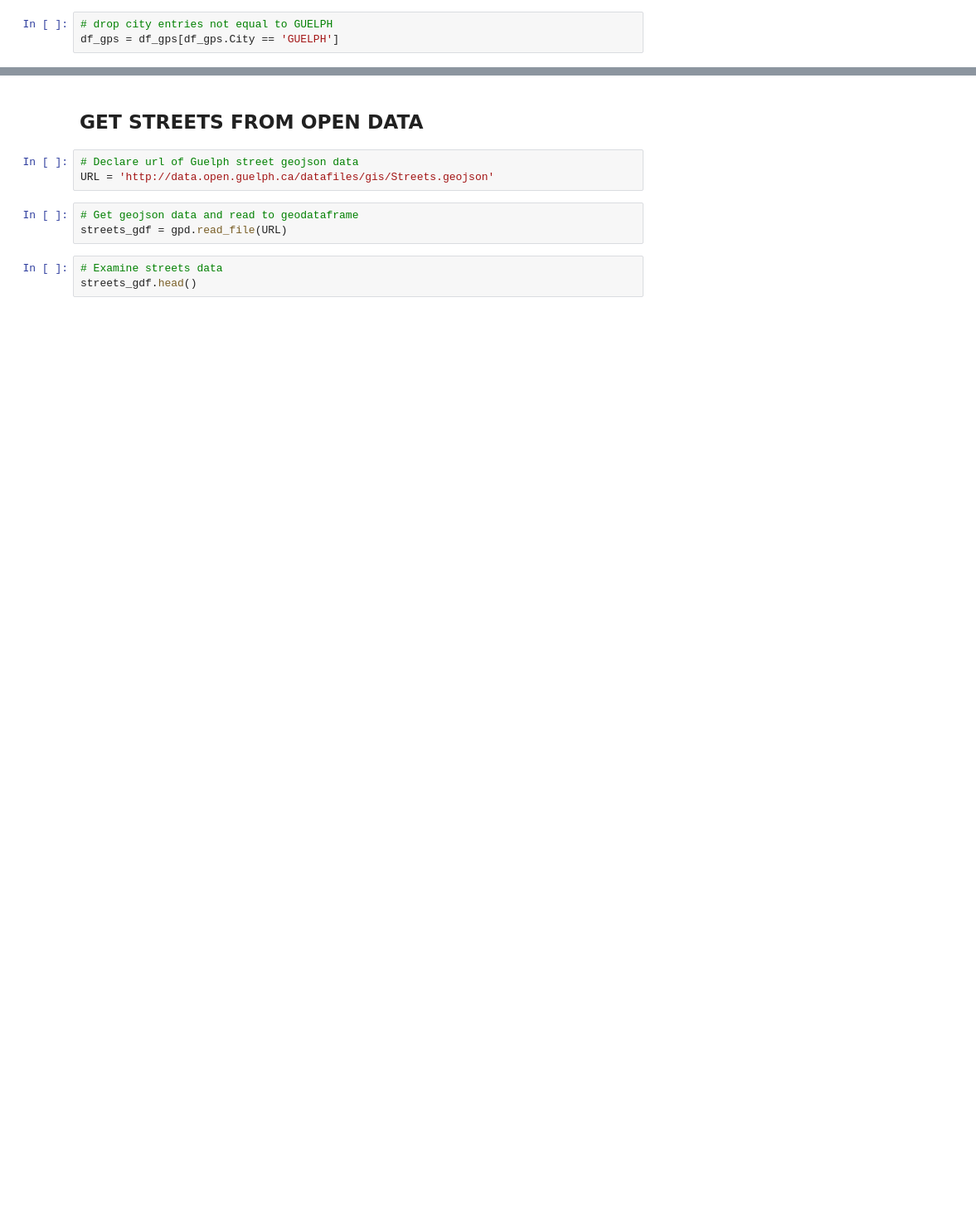
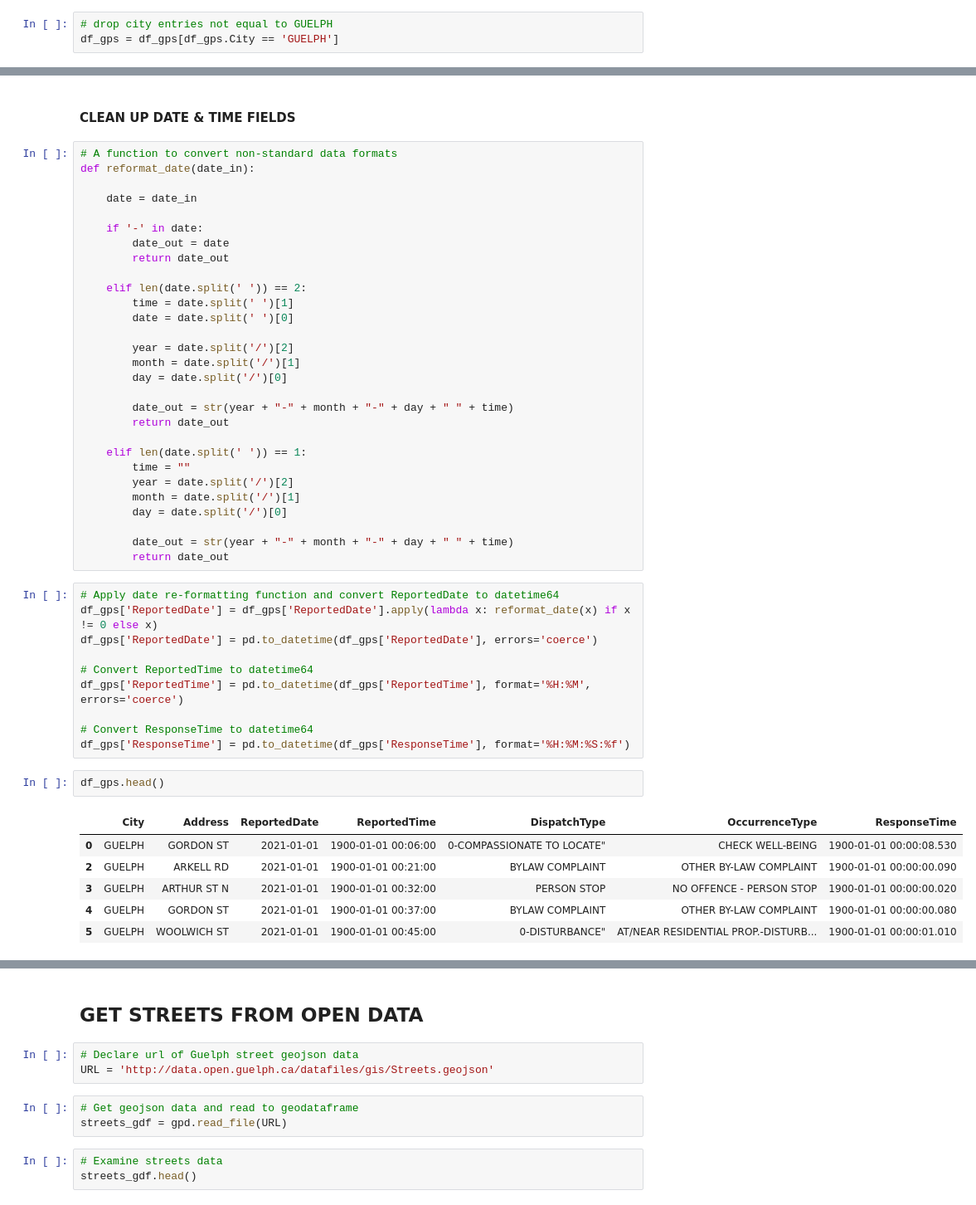
Before and after one commit to johnallanach/guelph-crime-map, a Jupyter notebook: notebooks/gps-crime.ipynb, the cells around one changed output, grey strips where cells are left out. Shown: that part at 83% size. Cells and saved outputs as stored; diff of their text form; blank space fills up the shorter version.

```diff
--- a/notebooks/gps-crime.ipynb
+++ b/notebooks/gps-crime.ipynb
@@ -62,0 +131,50 @@ df_gps.describe()
+# %% [markdown]
+#### CLEAN UP DATE & TIME FIELDS
+# %%
+# A function to convert non-standard data formats
+def reformat_date(date_in):
+
+    date = date_in
+
+    if '-' in date:
+        date_out = date
+        return date_out
+
+    elif len(date.split(' ')) == 2:
+        time = date.split(' ')[1]
+        date = date.split(' ')[0]
+
+        year = date.split('/')[2]
+        month = date.split('/')[1]
+        day = date.split('/')[0]
+
+        date_out = str(year + "-" + month + "-" + day + " " + time)
+        return date_out
+
+    elif len(date.split(' ')) == 1:
+        time = ""
+        year = date.split('/')[2]
+        month = date.split('/')[1]
+        day = date.split('/')[0]
+
+        date_out = str(year + "-" + month + "-" + day + " " + time)
+        return date_out
+# %%
+# Apply date re-formatting function and convert ReportedDate to datetime64
+df_gps['ReportedDate'] = df_gps['ReportedDate'].apply(lambda x: reformat_date(x) if x != 0 else x)
+df_gps['ReportedDate'] = pd.to_datetime(df_gps['ReportedDate'], errors='coerce')
+
+# Convert ReportedTime to datetime64
+df_gps['ReportedTime'] = pd.to_datetime(df_gps['ReportedTime'], format='%H:%M', errors='coerce')
+
+# Convert ResponseTime to datetime64
+df_gps['ResponseTime'] = pd.to_datetime(df_gps['ResponseTime'], format='%H:%M:%S:%f')
+# %%
+df_gps.head()
+# %% [output]
+|  | City | Address | ReportedDate | ReportedTime | DispatchType | OccurrenceType | ResponseTime |
+| 0 | GUELPH | GORDON ST | 2021-01-01 | 1900-01-01 00:06:00 | 0-COMPASSIONATE TO LOCATE" | CHECK WELL-BEING | 1900-01-01 00:00:08.530 |
+| 2 | GUELPH | ARKELL RD | 2021-01-01 | 1900-01-01 00:21:00 | BYLAW COMPLAINT | OTHER BY-LAW COMPLAINT | 1900-01-01 00:00:00.090 |
+| 3 | GUELPH | ARTHUR ST N | 2021-01-01 | 1900-01-01 00:32:00 | PERSON STOP | NO OFFENCE - PERSON STOP | 1900-01-01 00:00:00.020 |
+| 4 | GUELPH | GORDON ST | 2021-01-01 | 1900-01-01 00:37:00 | BYLAW COMPLAINT | OTHER BY-LAW COMPLAINT | 1900-01-01 00:00:00.080 |
+| 5 | GUELPH | WOOLWICH ST | 2021-01-01 | 1900-01-01 00:45:00 | 0-DISTURBANCE" | AT/NEAR RESIDENTIAL PROP.-DISTURB... | 1900-01-01 00:00:01.010 |
```
Also changed, not shown: parts of 45 cells of this notebook.
